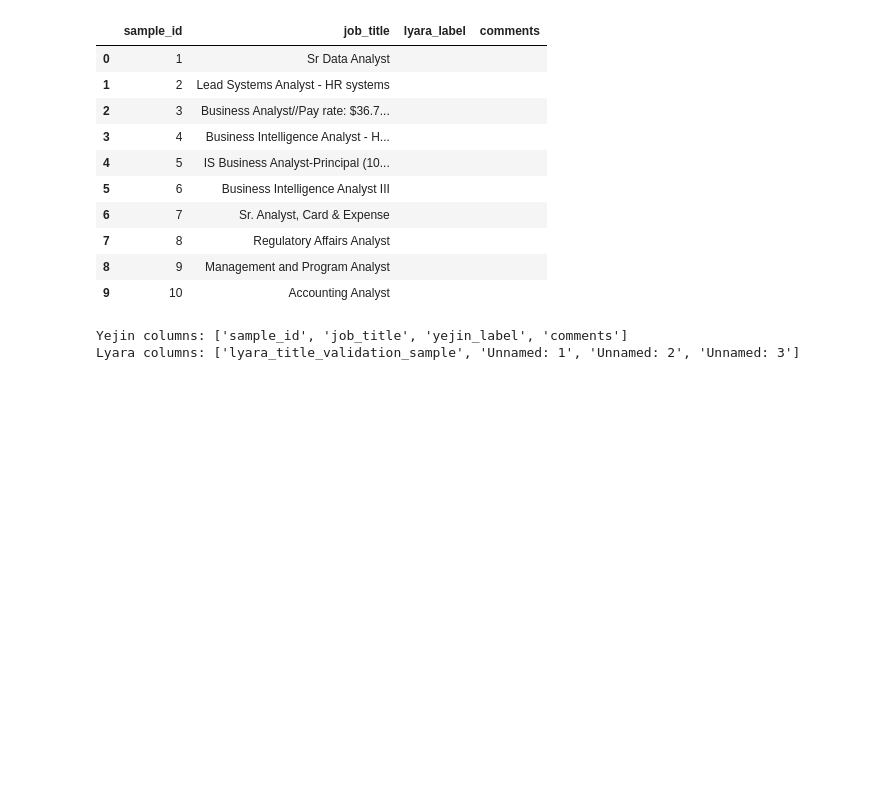
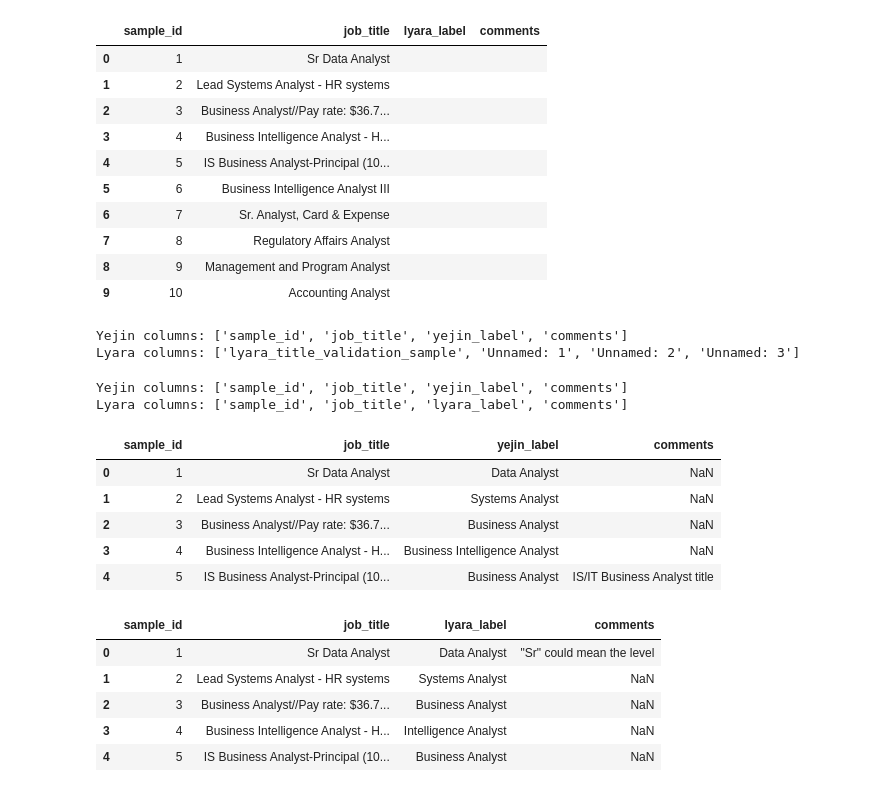
Before and after one commit to liayejinkwon-arch/INFO-5006-Business-Intelligence, a Jupyter notebook: Yejin_Kwon_BA_Population_and_Classification_Validation.ipynb, the cells around one changed output. Drawn from its saved outputs; the diff is of its cells as text; code cells hidden in the pictures; blank space fills up the shorter version.

```diff
--- a/Yejin_Kwon_BA_Population_and_Classification_Validation.ipynb
+++ b/Yejin_Kwon_BA_Population_and_Classification_Validation.ipynb
@@ -1025,4 +1029,36 @@ print("Lyara columns:", lyara.columns.tolist())
 # %% [output]
 Yejin columns: ['sample_id', 'job_title', 'yejin_label', 'comments']
 Lyara columns: ['lyara_title_validation_sample', 'Unnamed: 1', 'Unnamed: 2', 'Unnamed: 3']
+# %%
+import pandas as pd
+
+yejin = pd.read_excel(
+    "/content/yejin_title_validation_sample_done.xlsx"
+)
+
+lyara = pd.read_excel(
+    "/content/lyara_title_validation_sample.xlsx",
+    header=1
+)
+
+print("Yejin columns:", yejin.columns.tolist())
+print("Lyara columns:", lyara.columns.tolist())
+
+display(yejin.head())
+display(lyara.head())
+# %% [output]
+Yejin columns: ['sample_id', 'job_title', 'yejin_label', 'comments']
+Lyara columns: ['sample_id', 'job_title', 'lyara_label', 'comments']
+|  | sample_id | job_title | yejin_label | comments |
+| 0 | 1 | Sr Data Analyst | Data Analyst | NaN |
+| 1 | 2 | Lead Systems Analyst - HR systems | Systems Analyst | NaN |
+| 2 | 3 | Business Analyst//Pay rate: $36.7... | Business Analyst | NaN |
+| 3 | 4 | Business Intelligence Analyst - H... | Business Intelligence Analyst | NaN |
+| 4 | 5 | IS Business Analyst-Principal (10... | Business Analyst | IS/IT Business Analyst title |
+|  | sample_id | job_title | lyara_label | comments |
+| 0 | 1 | Sr Data Analyst | Data Analyst | "Sr" could mean the level |
+| 1 | 2 | Lead Systems Analyst - HR systems | Systems Analyst | NaN |
+| 2 | 3 | Business Analyst//Pay rate: $36.7... | Business Analyst | NaN |
+| 3 | 4 | Business Intelligence Analyst - H... | Intelligence Analyst | NaN |
+| 4 | 5 | IS Business Analyst-Principal (10... | Business Analyst | NaN |
 # %%
```
Also changed, not shown: parts of 5 cells of this notebook.
